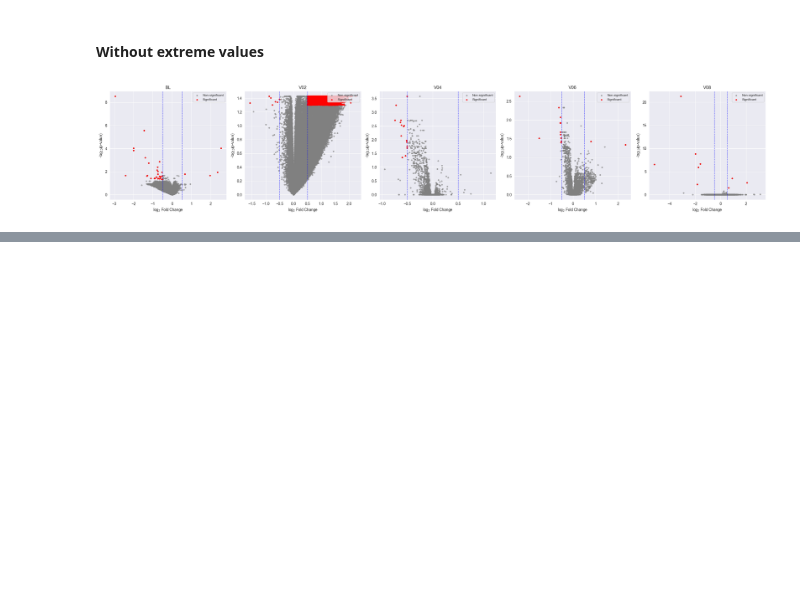
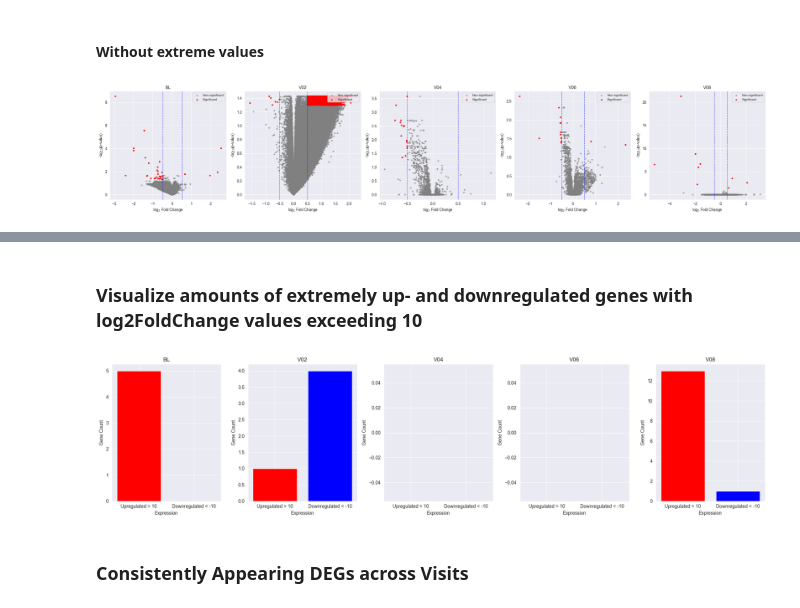
Before and after one commit to perpk/ppmi-wip, a Jupyter notebook: deg/ppmi-wip.stratification.deg.all-visits.ipynb, the cells around one changed output, grey strips where cells are left out. Drawn from its saved outputs; the diff is of its cells as text; code cells hidden in the pictures; blank space fills up the shorter version.

```diff
--- a/deg/ppmi-wip.stratification.deg.all-visits.ipynb
+++ b/deg/ppmi-wip.stratification.deg.all-visits.ipynb
@@ -376,0 +418,24 @@ plt.show()
+# %% [markdown]
+### Visualize amounts of extremely up- and downregulated genes with log2FoldChange values exceeding 10
+# %%
+import matplotlib.pyplot as plt
+
+fig, axes = plt.subplots(1, 5, figsize=(20, 5), sharey=False)
+dfs = [filtered_deg_males_70_80_bl, filtered_deg_males_70_80_v02, filtered_deg_males_70_80_v04, filtered_deg_males_70_80_v06, filtered_deg_males_70_80_v08]
+titles = ["BL", "V02", "V04", "V06", "V08"]
+
+for ax, df, title in zip(axes, dfs, titles):
+    filtered_df = df[(df['padj'] <= 0.05) & (~df['padj'].isna())]
+    count_up = (filtered_df['log2FoldChange'] >= 10).sum()
+    count_down = (filtered_df['log2FoldChange'] <= -10).sum()
+    ax.bar(['Upregulated > 10', 'Downregulated < -10'], [count_up, count_down], color=['red', 'blue'])
+    ax.set_title(title)
+    ax.set_ylabel('Gene Count')
+    ax.set_xlabel('Expression')
+
+plt.tight_layout()
+plt.show()
+# %% [output]
+[figure, added]
+# %% [markdown]
+### Consistently Appearing DEGs across Visits
```
Also changed, not shown: parts of 29 cells of this notebook, 1 other file.
